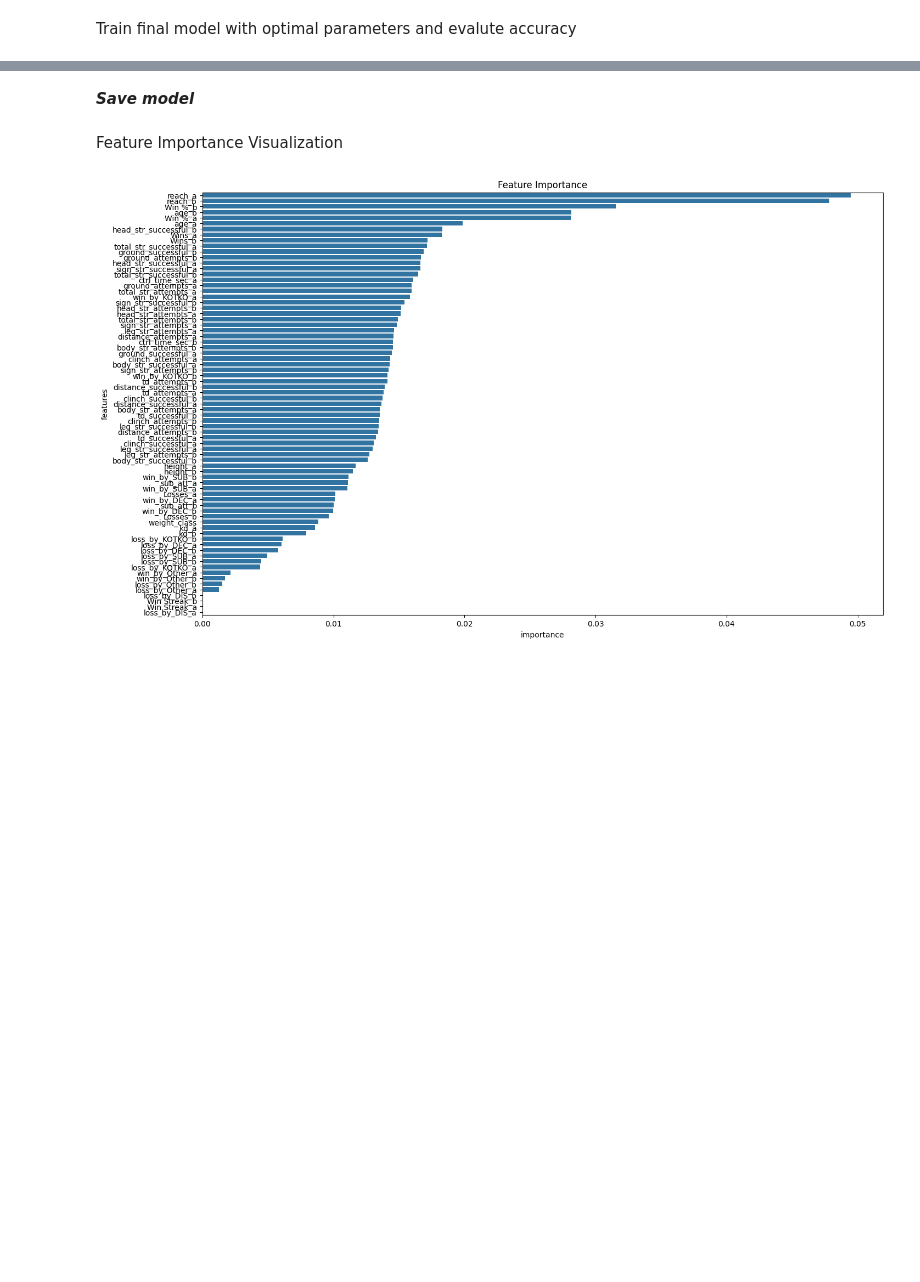
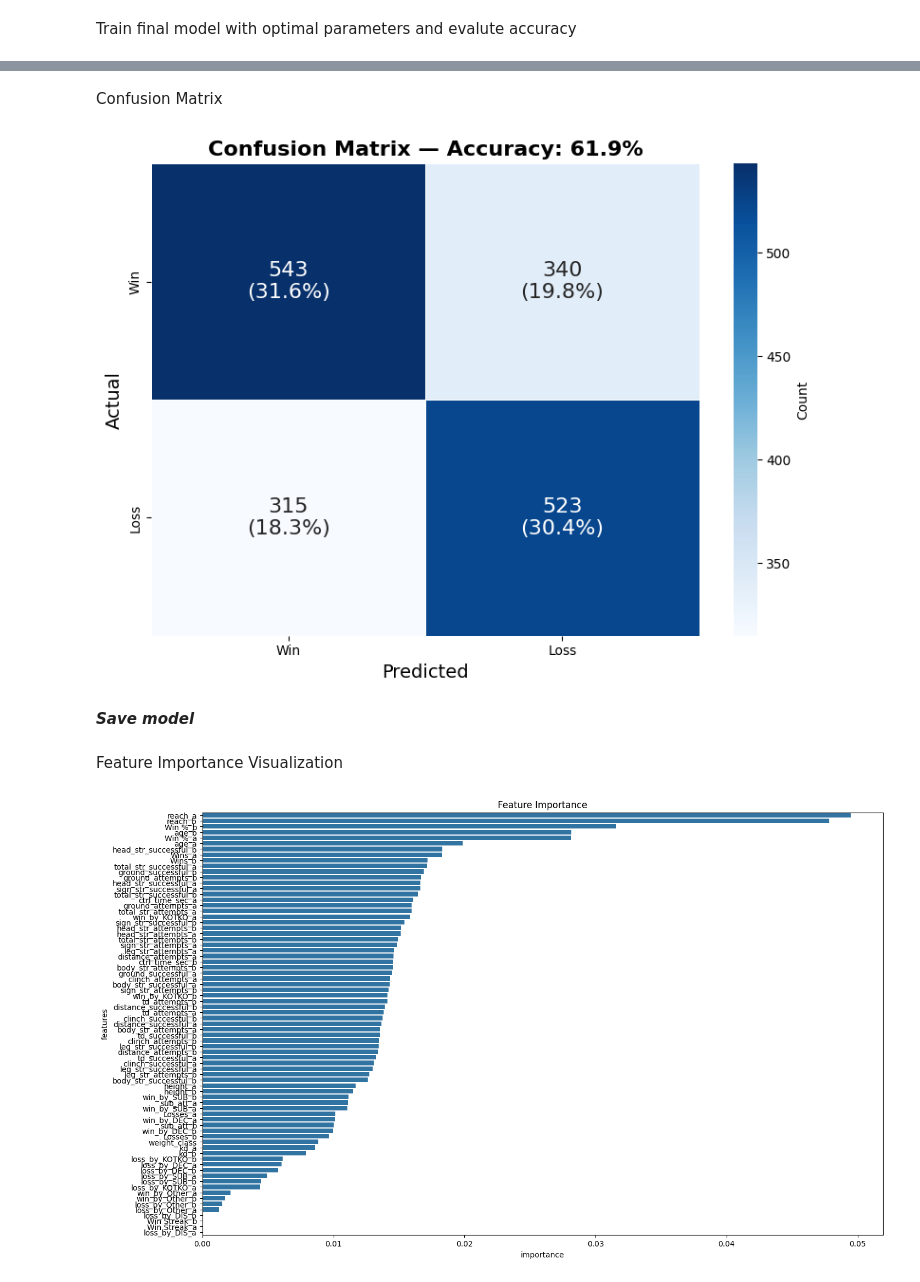
Before and after one commit to cristiancolon/UFC-Predictor, a Jupyter notebook: training/rfclassifier_training.ipynb, the cells around one changed output, grey strips where cells are left out. Drawn from its saved outputs; the diff is of its cells as text; code cells hidden in the pictures; blank space fills up the shorter version.

Commit message:
added confusion matrix graphic

```diff
--- a/training/rfclassifier_training.ipynb
+++ b/training/rfclassifier_training.ipynb
@@ -211,3 +242,43 @@ Accuracy: 0.6240557815223707
+# %% [markdown]
+Confusion Matrix
+# %%
+import matplotlib.pyplot as plt
+import seaborn as sns
+import numpy as np
+from sklearn.metrics import confusion_matrix
+
+cm = confusion_matrix(y_test, y_pred)
+labels = ["Win", "Loss"]
+
+cm_pct = cm.astype("float") / cm.sum() * 100
+annot = np.array([
+    [f"{count}\n({pct:.1f}%)" for count, pct in zip(row_c, row_p)]
+    for row_c, row_p in zip(cm, cm_pct)
+])
+
+fig, ax = plt.subplots(figsize=(8, 6))
+sns.heatmap(
+    cm,
+    annot=annot,
+    fmt="",
+    cmap="Blues",
+    xticklabels=labels,
+    yticklabels=labels,
+    cbar_kws={"label": "Count"},
+    annot_kws={"size": 16},
+    linewidths=0.5,
+    ax=ax,
+)
+ax.set_xlabel("Predicted", fontsize=14)
+ax.set_ylabel("Actual", fontsize=14)
+ax.set_title(f"Confusion Matrix — Accuracy: {accuracy:.1%}", fontsize=16, fontweight="bold")
+plt.tight_layout()
+
+save_path = os.path.join(os.path.dirname(os.getcwd()), "confusion_matrix.png")
+fig.savefig(save_path, dpi=150, bbox_inches="tight")
+plt.show()
+# %% [output]
+[figure, added]
 # %% [markdown]
 ***Save model***
 # %%
```
Also changed, not shown: parts of 4 cells of this notebook, 2 other files.
